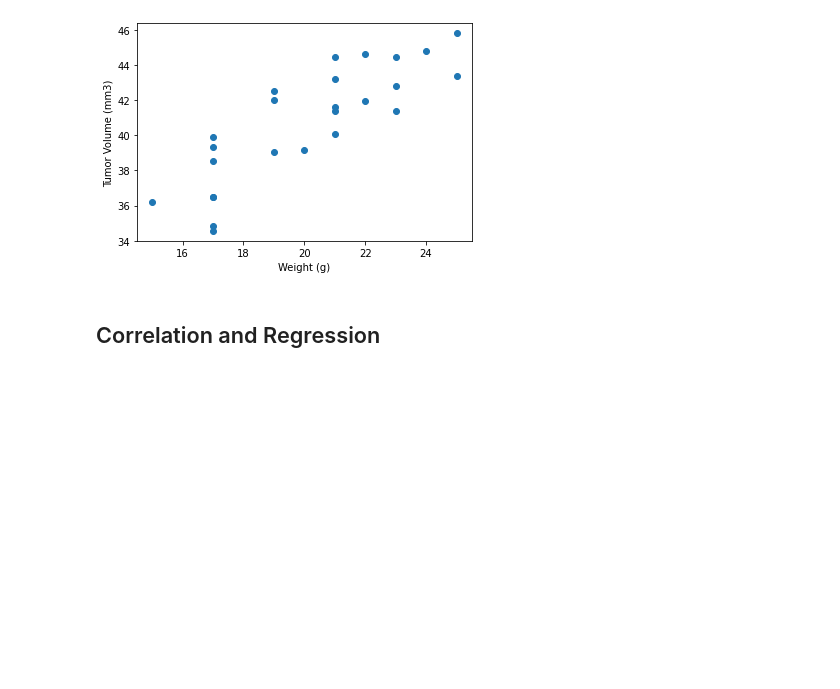
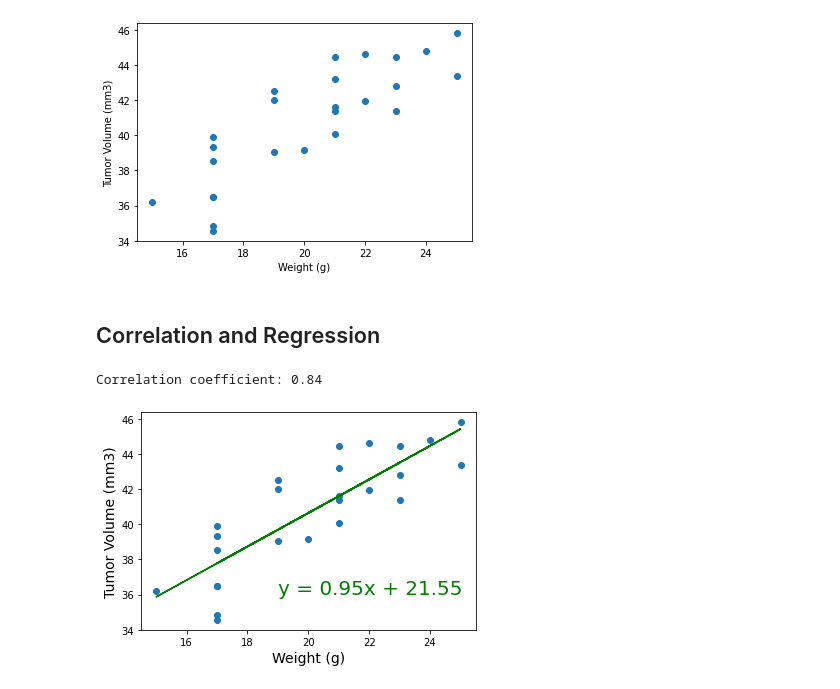
Before and after one commit to adamholcomb/Matplotlib-Medical-Analysis, a Jupyter notebook: pymaceuticals.ipynb, the cells around one changed output. Saved outputs shown, nothing was run; the diff lists cells and outputs as text; code cells hidden in the pictures; blank space fills up the shorter version.

Commit message:
Add linear regression model

```diff
--- a/pymaceuticals.ipynb
+++ b/pymaceuticals.ipynb
@@ -396,0 +394,21 @@ plt.show()
+# %%
+# Calculate the correlation coefficient and linear regression model
+# for mouse weight and average tumor volume for the Capomulin regimen
+x_values = group_df["Weight (g)"]
+y_values = group_df["Tumor Volume (mm3)"]
+corr_coef = st.pearsonr(x_values,y_values)
+print(f"Correlation coefficient: {(corr_coef[0]).round(2)}")
+
+from scipy.stats import linregress
+(slope,intercept,rvalue,pvalue,stderr) = linregress(x_values,y_values)
+regress_values = slope*x_values+intercept
+plt.plot(x_values,regress_values,color="green")
+
+plt.scatter(x_values,y_values)
+plt.xlabel("Weight (g)",size=14)
+plt.ylabel("Tumor Volume (mm3)",size=14)
+plt.annotate("y = "+str(slope.round(2))+"x + "+str(intercept.round(2)),(19,36),color="green",size = 20)
+plt.show()
+# %% [output]
+Correlation coefficient: 0.84
+[figure, added]
```
Also changed, not shown: parts of 1 cell of this notebook.
